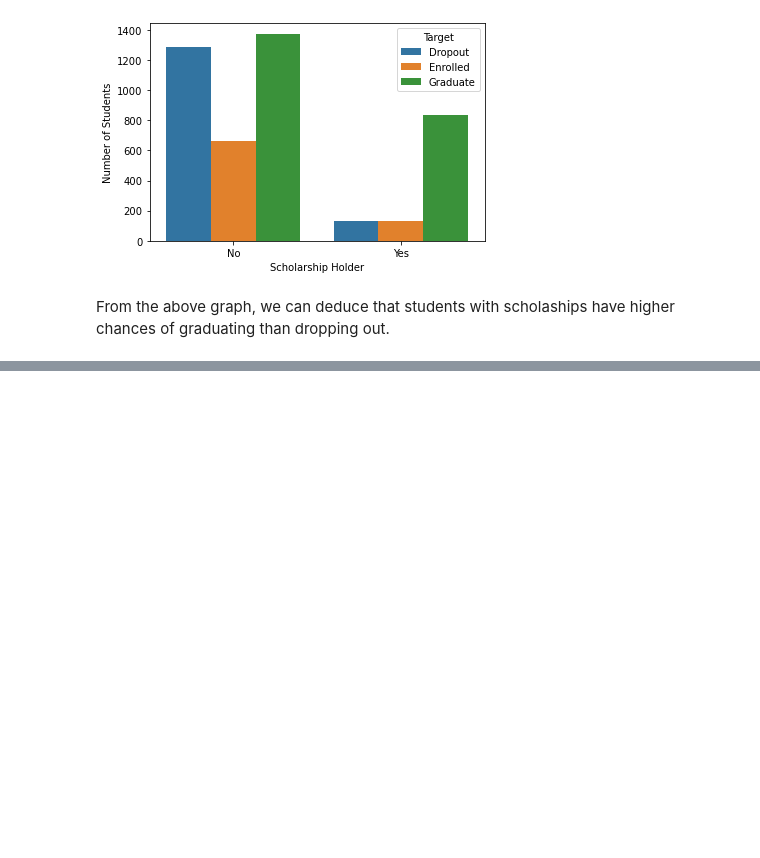
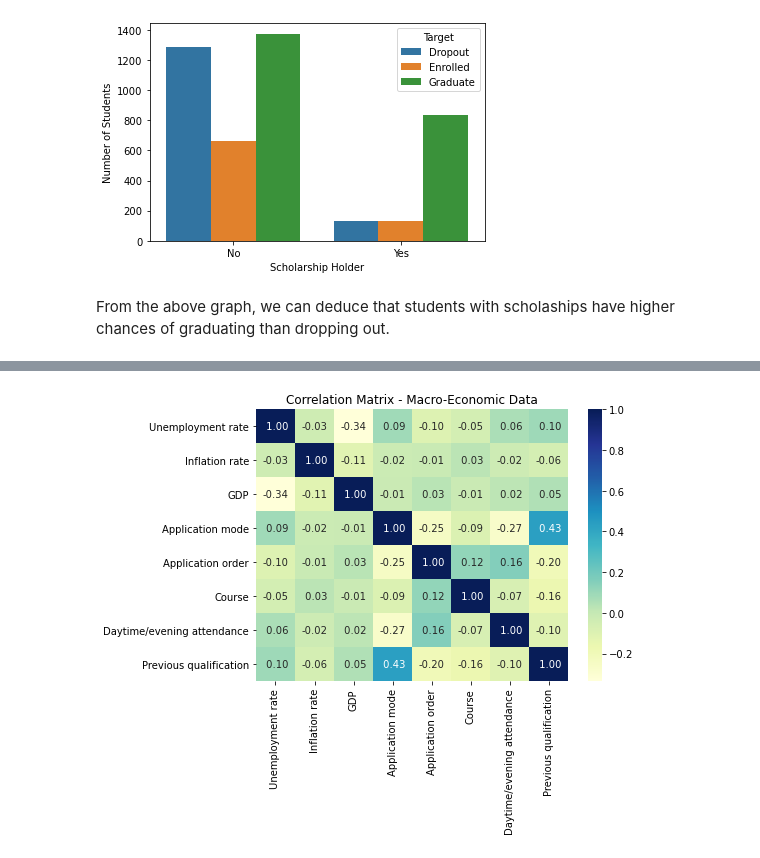
Before and after one commit to sophia14324/Predict-Student-s-Dropout-and-Academic-Success-Using-ML-techniques, a Jupyter notebook: student dropout.ipynb, the cells around one changed output, grey strips where cells are left out. Saved outputs shown, nothing was run; the diff lists cells and outputs as text; code cells hidden in the pictures; blank space fills up the shorter version.

```diff
--- a/student dropout.ipynb
+++ b/student dropout.ipynb
@@ -331,0 +414,8 @@ From the above graph, we can deduce that students with scholaships have higher c
+# %%
+# Correlation Matrix for Macro-Economic Data
+plt.figure(figsize=(7,5))
+sns.heatmap(me_data.corr(), annot=True, cmap='YlGnBu', fmt=' .2f')
+plt.title('Correlation Matrix - Macro-Economic Data')
+plt.show()
+# %% [output]
+[figure, added]
```
Also changed, not shown: parts of 27 cells of this notebook.
